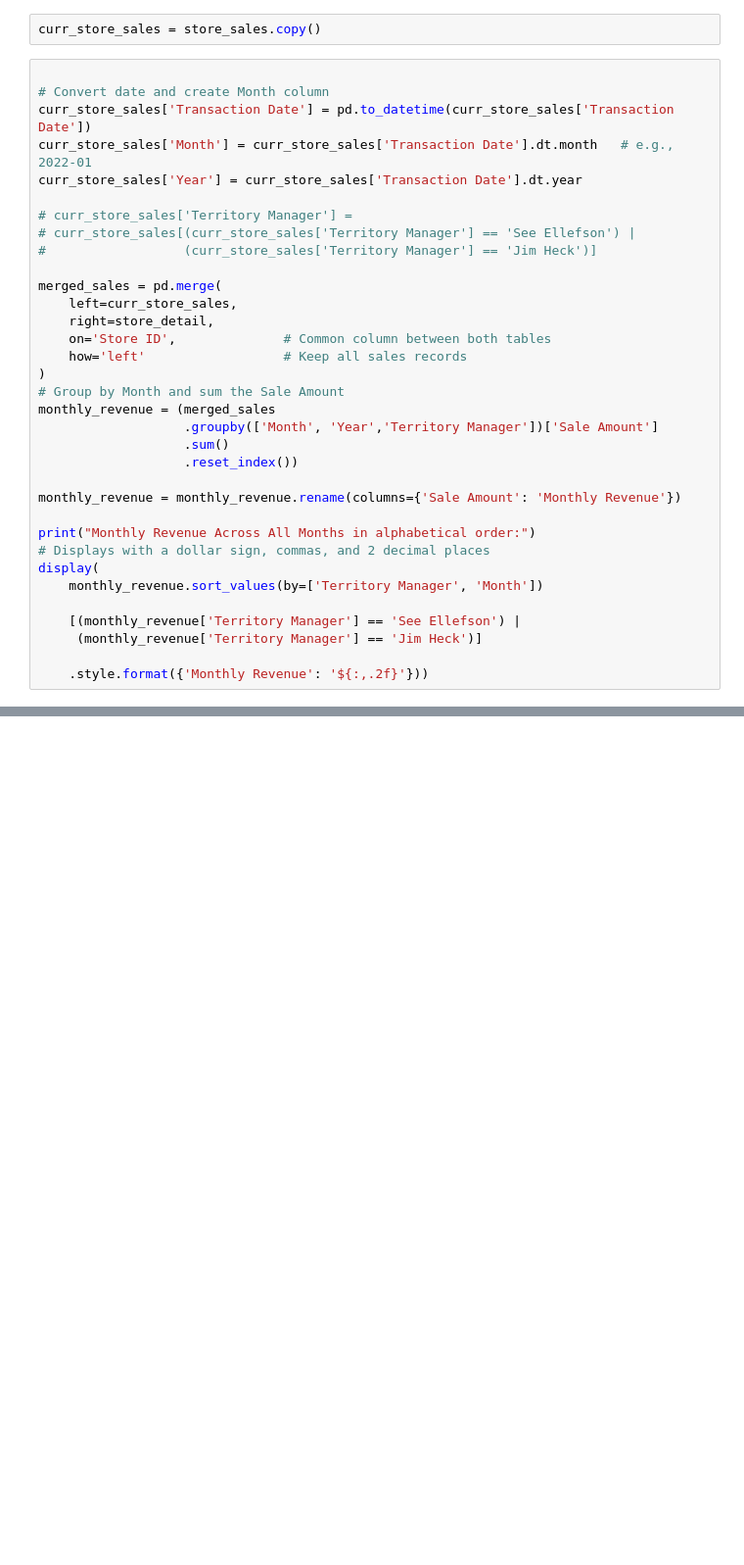
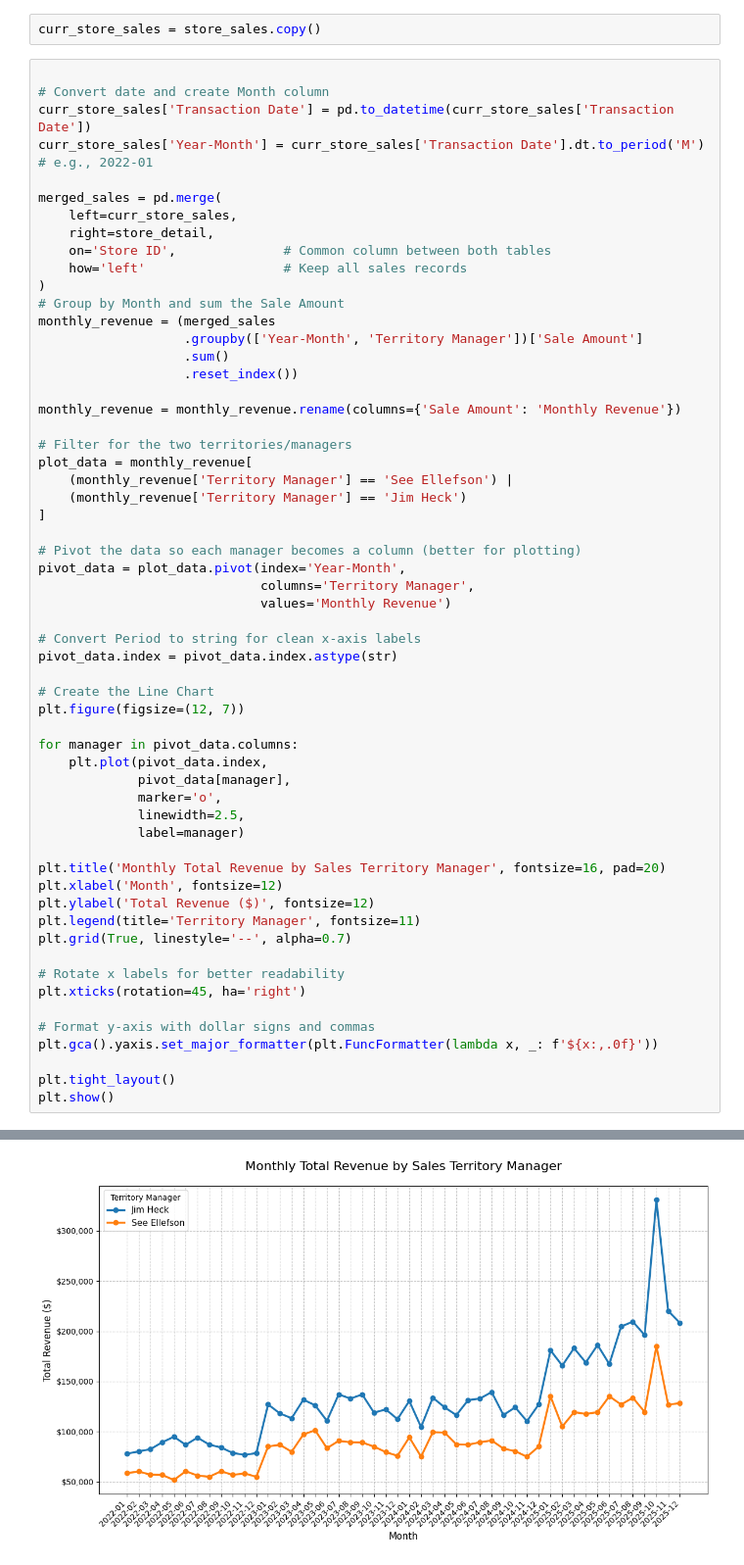
Before and after one commit to JimmyJuare/Capstone_2, a Jupyter notebook: Ellefson_sales_analysis.ipynb, the cells around one changed output, grey strips where cells are left out. Shown at 98% size. Drawn from its saved outputs; the diff is of its cells as text; blank space fills up the shorter version.

```diff
--- a/Ellefson_sales_analysis.ipynb
+++ b/Ellefson_sales_analysis.ipynb
@@ -230,12 +238,7 @@ curr_store_sales = store_sales.copy()
 
 # Convert date and create Month column
 curr_store_sales['Transaction Date'] = pd.to_datetime(curr_store_sales['Transaction Date'])
-curr_store_sales['Month'] = curr_store_sales['Transaction Date'].dt.month   # e.g., 2022-01
-curr_store_sales['Year'] = curr_store_sales['Transaction Date'].dt.year
-
-# curr_store_sales['Territory Manager'] =
-# curr_store_sales[(curr_store_sales['Territory Manager'] == 'See Ellefson') |
-#                  (curr_store_sales['Territory Manager'] == 'Jim Heck')]
+curr_store_sales['Year-Month'] = curr_store_sales['Transaction Date'].dt.to_period('M')   # e.g., 2022-01
 
 merged_sales = pd.merge(
     left=curr_store_sales,
@@ -245,19 +248,48 @@ merged_sales = pd.merge(
 )
 # Group by Month and sum the Sale Amount
 monthly_revenue = (merged_sales
-                   .groupby(['Month', 'Year','Territory Manager'])['Sale Amount']
+                   .groupby(['Year-Month', 'Territory Manager'])['Sale Amount']
                    .sum()
                    .reset_index())
 
 monthly_revenue = monthly_revenue.rename(columns={'Sale Amount': 'Monthly Revenue'})
 
-print("Monthly Revenue Across All Months in alphabetical order:")
-# Displays with a dollar sign, commas, and 2 decimal places
-display(
-    monthly_revenue.sort_values(by=['Territory Manager', 'Month'])
+# Filter for the two territories/managers
+plot_data = monthly_revenue[
+    (monthly_revenue['Territory Manager'] == 'See Ellefson') |
+    (monthly_revenue['Territory Manager'] == 'Jim Heck')
+]
 
-    [(monthly_revenue['Territory Manager'] == 'See Ellefson') |
-     (monthly_revenue['Territory Manager'] == 'Jim Heck')]
+# Pivot the data so each manager becomes a column (better for plotting)
+pivot_data = plot_data.pivot(index='Year-Month',
+                             columns='Territory Manager',
+                             values='Monthly Revenue')
 
-    .style.format({'Monthly Revenue': '${:,.2f}'}))
+# Convert Period to string for clean x-axis labels
+pivot_data.index = pivot_data.index.astype(str)
+
+# Create the Line Chart
+plt.figure(figsize=(12, 7))
+
+for manager in pivot_data.columns:
+    plt.plot(pivot_data.index,
+             pivot_data[manager],
+             marker='o',
+             linewidth=2.5,
+             label=manager)
+
+plt.title('Monthly Total Revenue by Sales Territory Manager', fontsize=16, pad=20)
+plt.xlabel('Month', fontsize=12)
+plt.ylabel('Total Revenue ($)', fontsize=12)
+plt.legend(title='Territory Manager', fontsize=11)
+plt.grid(True, linestyle='--', alpha=0.7)
+
+# Rotate x labels for better readability
+plt.xticks(rotation=45, ha='right')
+
+# Format y-axis with dollar signs and commas
+plt.gca().yaxis.set_major_formatter(plt.FuncFormatter(lambda x, _: f'${x:,.0f}'))
+
+plt.tight_layout()
+plt.show()
 # %% [output]
@@ -281,0 +296 @@ Monthly Revenue Across All Months in alphabetical order:
+[figure, added]
```
Also changed, not shown: parts of 12 cells of this notebook.
